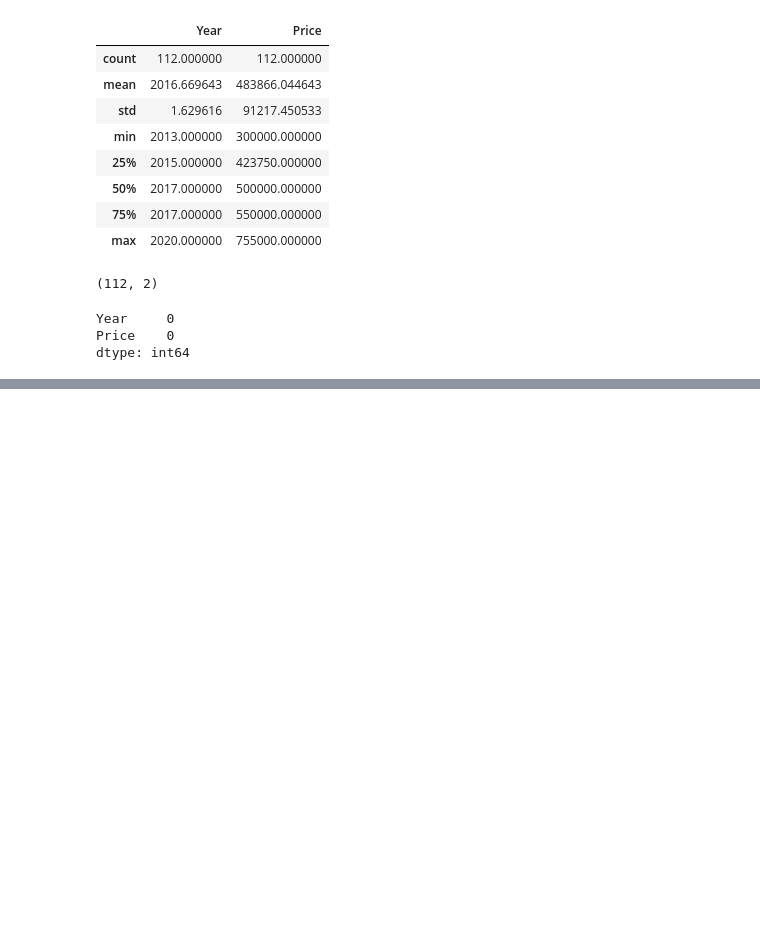
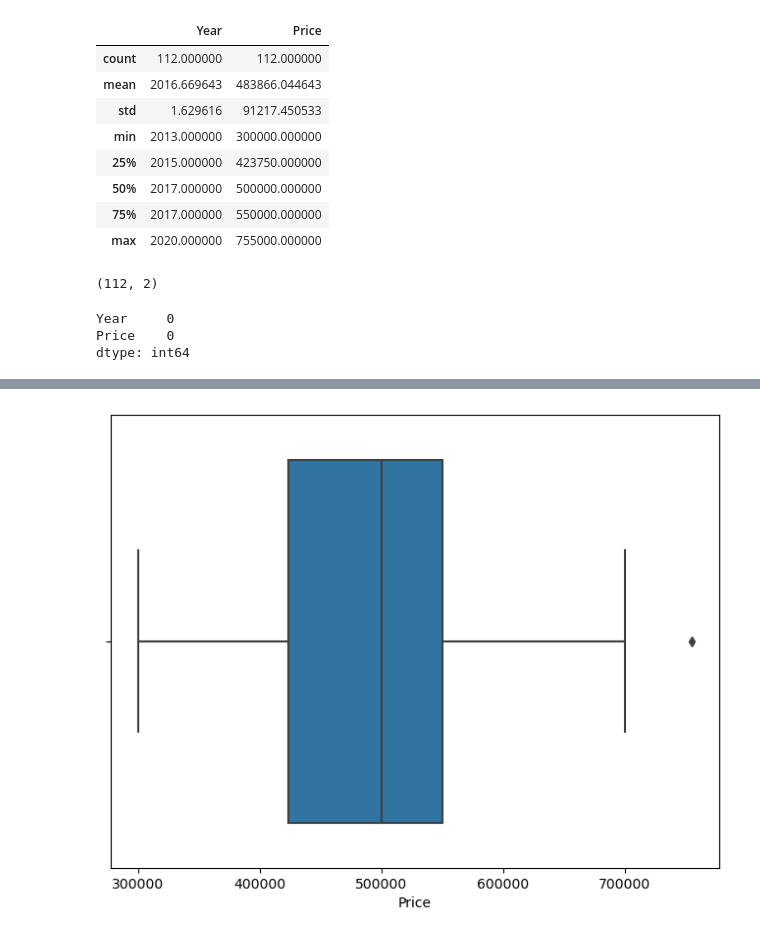
Before and after one commit to sreejayans/ictk, a Jupyter notebook: Case Study on Regression.ipynb, the cells around one changed output, grey strips where cells are left out. Drawn from its saved outputs; the diff is of its cells as text; code cells hidden in the pictures; blank space fills up the shorter version.

```diff
--- a/Case Study on Regression.ipynb
+++ b/Case Study on Regression.ipynb
@@ -69,0 +90,6 @@ dtype: int64
+# %%
+f, ax = plt.subplots(figsize=(8, 6))
+sns.boxplot(x=car["Price"])
+plt.show()
+# %% [output]
+[figure, added]
```
Also changed, not shown: parts of 23 cells of this notebook.
